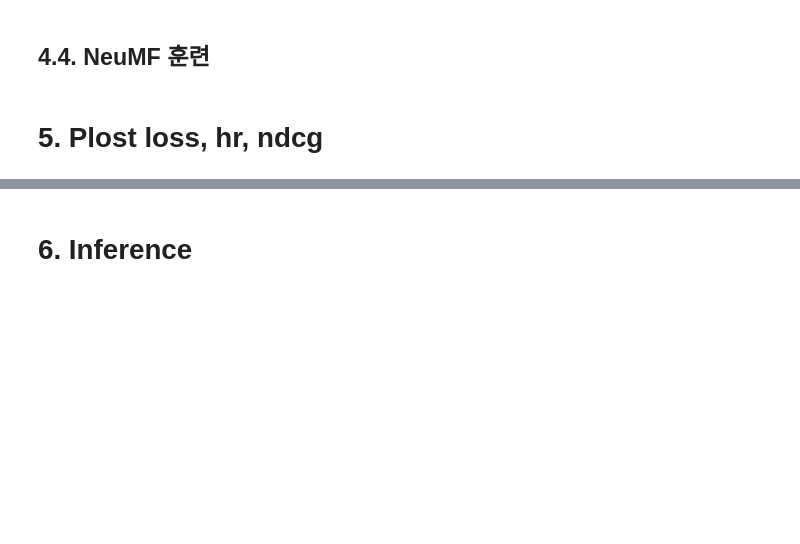
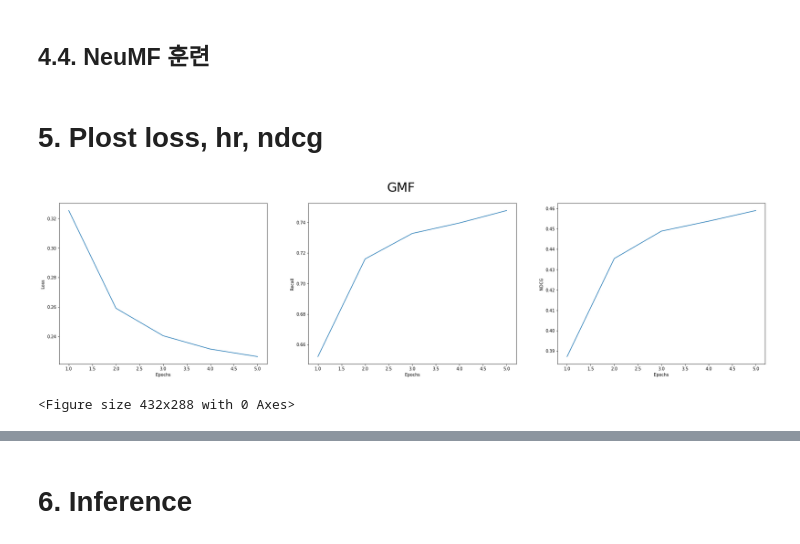
Before and after one commit to boostcampaitech3/level2-movie-recommendation-level2-recsys-12, a Jupyter notebook: GwangSeok/NeuMF/NeuMF.ipynb, the cells around one changed output, grey strips where cells are left out. Cells and saved outputs as stored; diff of their text form; code cells hidden in the pictures; blank space fills up the shorter version.

```diff
--- a/GwangSeok/NeuMF/NeuMF.ipynb
+++ b/GwangSeok/NeuMF/NeuMF.ipynb
@@ -547,19 +541,25 @@ NeuMF_trainer = Trainer(NeuMF_model, NeuMF_optimizer, train_loader, test_loader,
 import matplotlib.pyplot as plt
 import seaborn as sns
 # %%
-fig, axes = plt.subplots(1, 3, figsize=(30, 7))
-x_list = [i for i in range(1, hyper.pretrain_epochs+1)]
-loss_name = ['Loss', 'HitRatio', 'NDCG']
-all_loss = [NeuMF_trainer.loss_list,NeuMF_trainer.hr_list,NeuMF_trainer.ndcg_list,]
+def plot_loss(epochs, all_loss, model_name, dir_output, loss_name=['Loss', 'Recall', 'NDCG']):
+    fig, axes = plt.subplots(1, 3, figsize=(30, 7))
+    fig.suptitle(model_name, fontsize=30)
+    x_list = [i for i in range(1, epochs+1)]
 
-for i in range(hyper.pretrain_epochs):
-    sns.lineplot(
-        x=x_list, y=all_loss[i],
-        ax = axes[i]
-    )
+    for i in range(3):
+        sns.lineplot(
+            x=x_list, y=all_loss[i],
+            ax = axes[i]
+        )
 
-    axes[i].set_ylabel(loss_name[i])
-    axes[i].set_xlabel('Epochs')
-    axes[i].set_xticks(x_list)
+        axes[i].set_ylabel(loss_name[i])
+        axes[i].set_xlabel('Epochs')
 
-fig.suptitle('NeuMF', fontsize=30)
+    plt.show()
+    plt.savefig(os.path.join(dir_output, f'{model_name}.png'), dpi=300)
+# %%
+all_loss = [GMF_trainer.loss_list, GMF_trainer.hr_list, GMF_trainer.ndcg_list]
+plot_loss(hyper.epochs, all_loss, 'GMF', path.dir_output)
+# %% [output]
+[figure, added]
+<Figure size 432x288 with 0 Axes>
```
Also changed, not shown: parts of 6 cells of this notebook, 5 other files.
